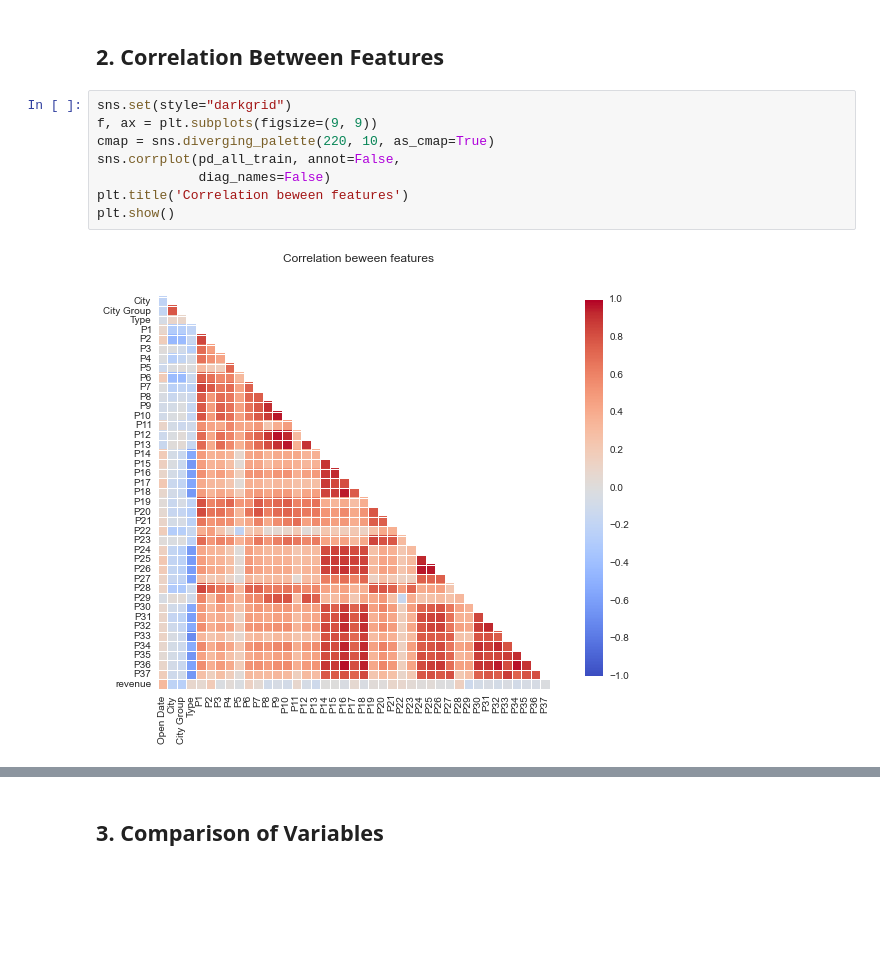
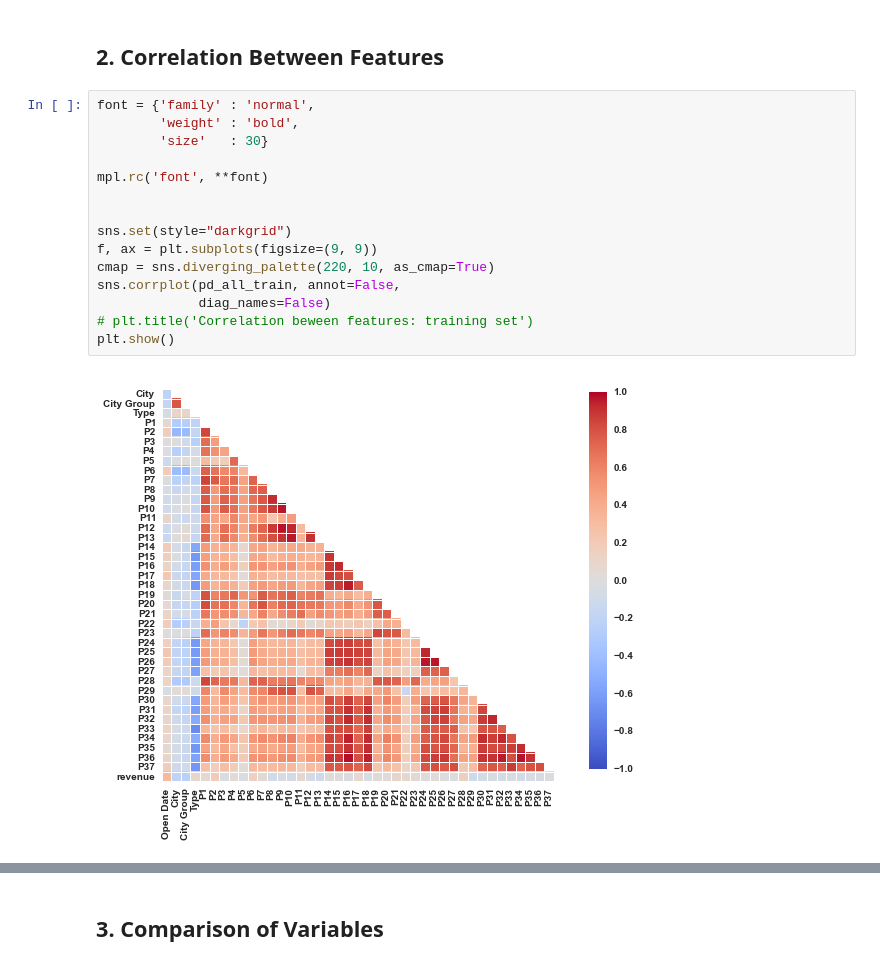
Before and after one commit to hxwang/revenue-prediction, a Jupyter notebook: data/visualize_data.ipynb, the cells around one changed output, grey strips where cells are left out. Drawn from its saved outputs; the diff is of its cells as text; blank space fills up the shorter version.

Commit message:
add correlation figs

```diff
--- a/data/visualize_data.ipynb
+++ b/data/visualize_data.ipynb
@@ -54,12 +57,19 @@ pd_all_train = pd.DataFrame(rows_train[:, 1:len(rows_train[0])], columns=train_h
 # %% [markdown]
 ## 2. Correlation Between Features
 # %%
+font = {'family' : 'normal',
+        'weight' : 'bold',
+        'size'   : 30}
+
+mpl.rc('font', **font)
+
+
 sns.set(style="darkgrid")
 f, ax = plt.subplots(figsize=(9, 9))
 cmap = sns.diverging_palette(220, 10, as_cmap=True)
 sns.corrplot(pd_all_train, annot=False,
              diag_names=False)
-plt.title('Correlation beween features')
+# plt.title('Correlation beween features: training set')
 plt.show()
 # %% [output]
-[figure, old version]
+[figure, new version]
```
Also changed, not shown: parts of 2 cells of this notebook, 2 other files.
